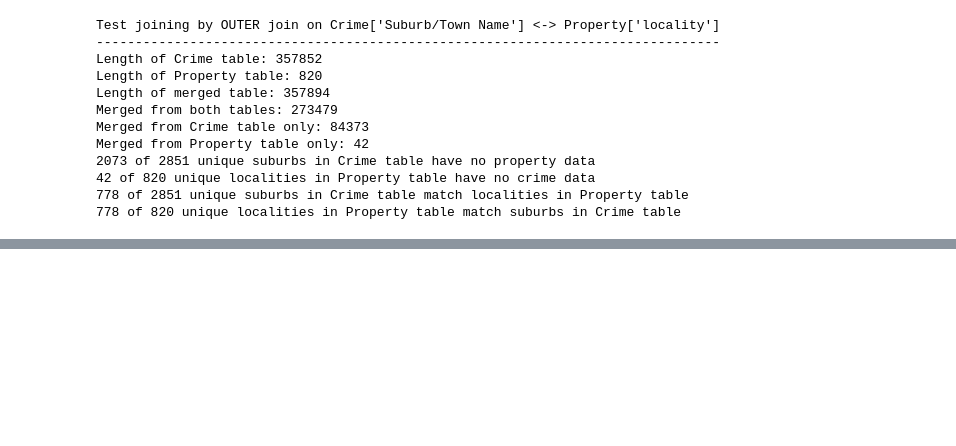
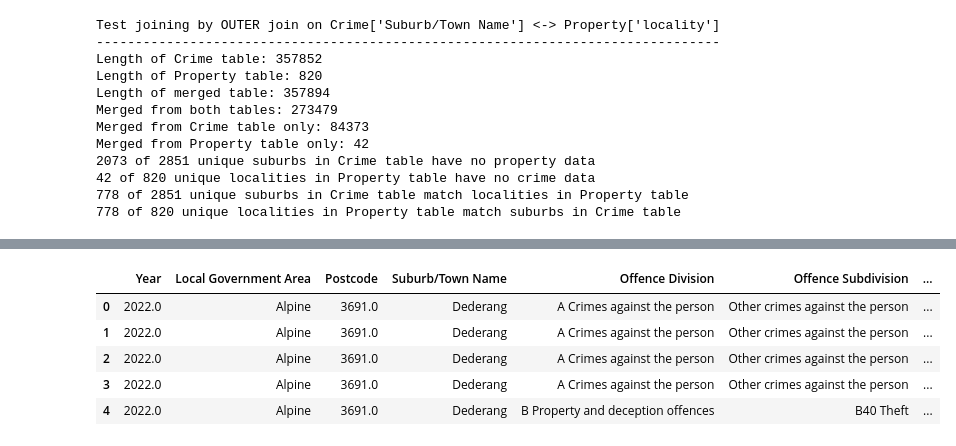
Before and after one commit to rsamma1606/proj-one-group-8, a Jupyter notebook: prj-one_Crime_vs_Property.ipynb, the cells around one changed output, grey strips where cells are left out. Cells and saved outputs as stored; diff of their text form; code cells hidden in the pictures; blank space fills up the shorter version.

```diff
--- a/prj-one_Crime_vs_Property.ipynb
+++ b/prj-one_Crime_vs_Property.ipynb
@@ -316,0 +390,11 @@ pd.DataFrame(unique_orphan_localities).to_csv('Resources/orphan_localities.csv')
+# %%
+# Use 'postcodes' to merge crime and property using an outer join.
+crime_property_merge_2 = pd.merge(Crime_By_Offence_Type, Property_Data_Postcodes, on='Postcode', how = 'outer', indicator = True)
+crime_property_merge_2.head()
+# %% [output]
+|  | Year | Local Government Area | Postcode | Suburb/Town Name | Offence Division | Offence Subdivision | ... |
+| 0 | 2022.0 | Alpine | 3691.0 | Dederang | A Crimes against the person | Other crimes against the person | ... |
+| 1 | 2022.0 | Alpine | 3691.0 | Dederang | A Crimes against the person | Other crimes against the person | ... |
+| 2 | 2022.0 | Alpine | 3691.0 | Dederang | A Crimes against the person | Other crimes against the person | ... |
+| 3 | 2022.0 | Alpine | 3691.0 | Dederang | A Crimes against the person | Other crimes against the person | ... |
+| 4 | 2022.0 | Alpine | 3691.0 | Dederang | B Property and deception offences | B40 Theft | ... |
```
Also changed, not shown: parts of 11 cells of this notebook, 10 other files.
